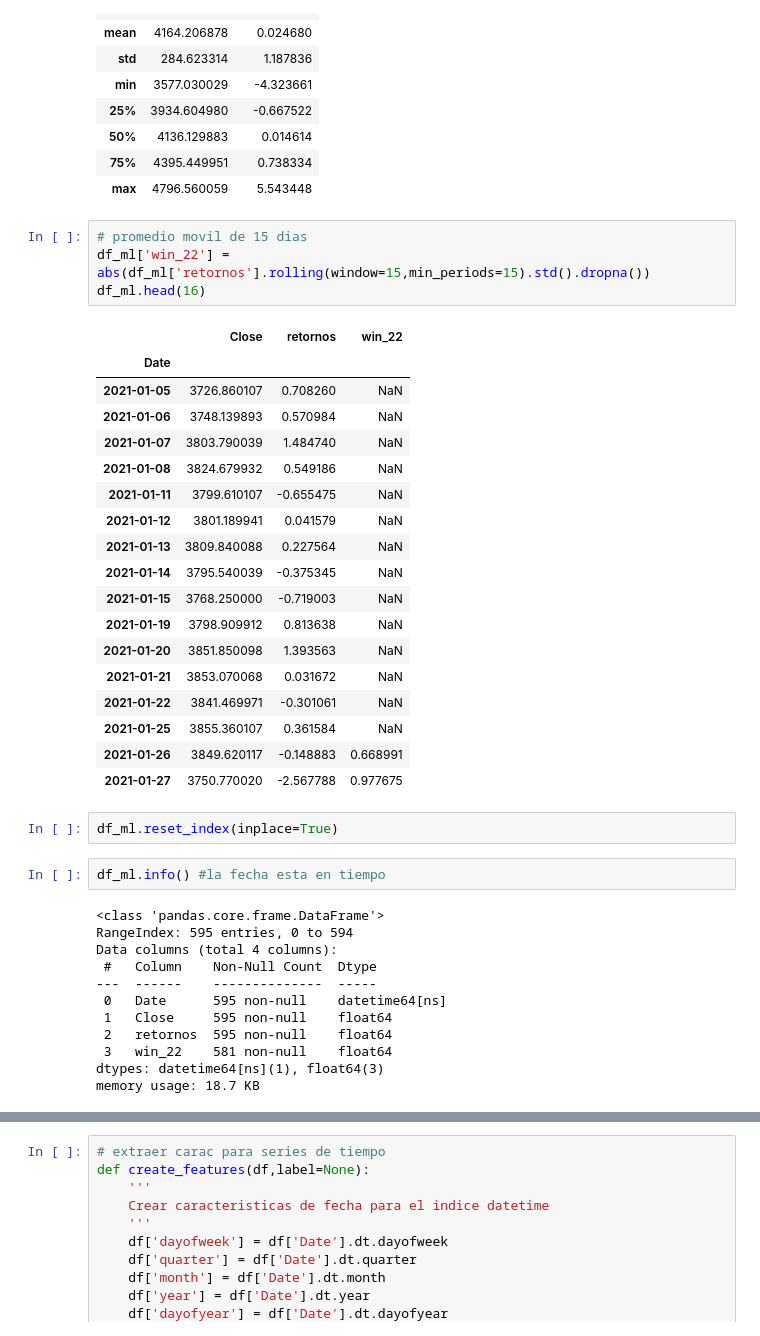
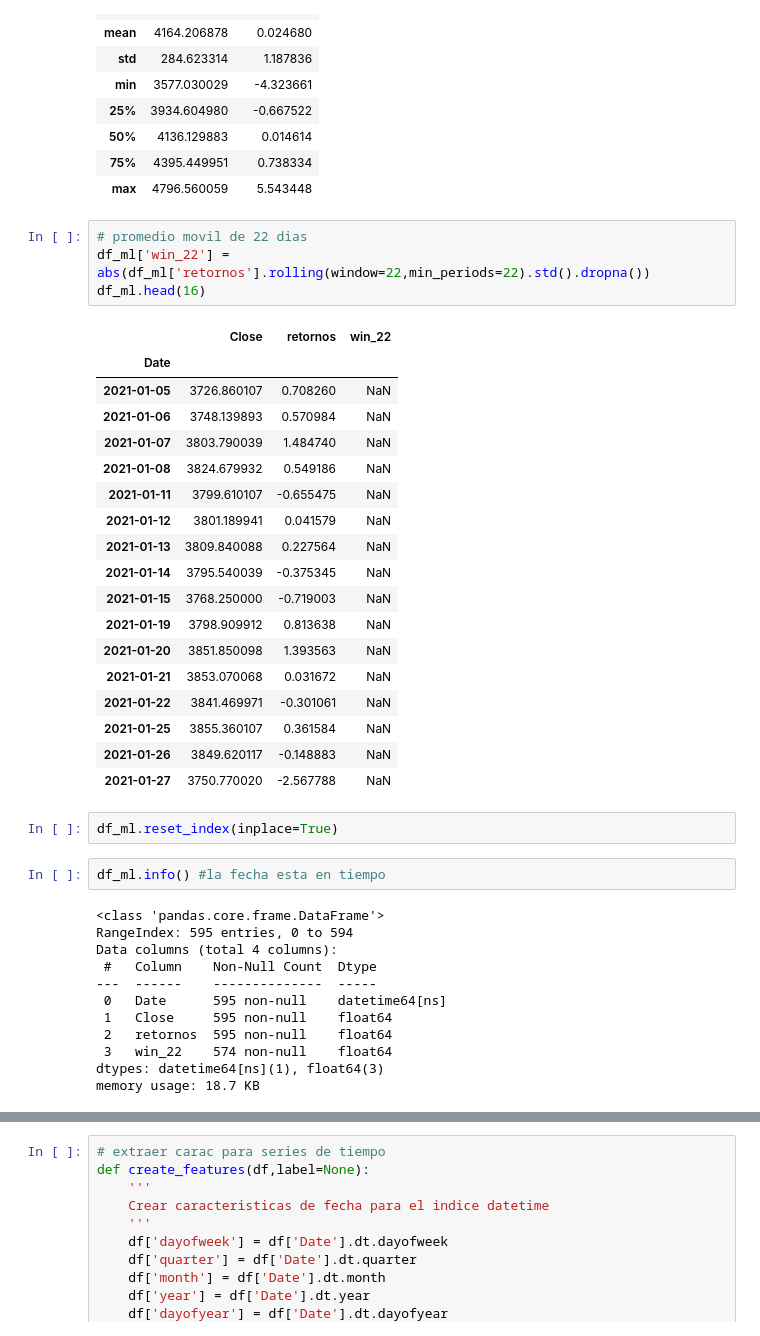
Before and after one commit to juanguzman2/Prediccion-del-indice-SyP500-mediante-XGBOOST-y-el-modelo-GARCH, a Jupyter notebook: Prediccion/prediccion_serie_tiempo.ipynb, the cells around one changed output, grey strips where cells are left out. Saved outputs shown, nothing was run; the diff lists cells and outputs as text.

```diff
--- a/Prediccion/prediccion_serie_tiempo.ipynb
+++ b/Prediccion/prediccion_serie_tiempo.ipynb
@@ -371,28 +374,28 @@ df_ml.describe()
 | 75% | 4395.449951 | 0.738334 |
 | max | 4796.560059 | 5.543448 |
 # %%
-# promedio movil de 15 dias
-df_ml['win_22'] = abs(df_ml['retornos'].rolling(window=15,min_periods=15).std().dropna())
+# promedio movil de 22 dias
+df_ml['win_22'] = abs(df_ml['retornos'].rolling(window=22,min_periods=22).std().dropna())
 df_ml.head(16)
 # %% [output]
 |  | Close | retornos | win_22 |
 | Date |  |  |  |
 | 2021-01-05 | 3726.860107 | 0.708260 | NaN |
 | 2021-01-06 | 3748.139893 | 0.570984 | NaN |
 | 2021-01-07 | 3803.790039 | 1.484740 | NaN |
 | 2021-01-08 | 3824.679932 | 0.549186 | NaN |
 | 2021-01-11 | 3799.610107 | -0.655475 | NaN |
 | 2021-01-12 | 3801.189941 | 0.041579 | NaN |
 | 2021-01-13 | 3809.840088 | 0.227564 | NaN |
 | 2021-01-14 | 3795.540039 | -0.375345 | NaN |
 | 2021-01-15 | 3768.250000 | -0.719003 | NaN |
 | 2021-01-19 | 3798.909912 | 0.813638 | NaN |
 | 2021-01-20 | 3851.850098 | 1.393563 | NaN |
 | 2021-01-21 | 3853.070068 | 0.031672 | NaN |
 | 2021-01-22 | 3841.469971 | -0.301061 | NaN |
 | 2021-01-25 | 3855.360107 | 0.361584 | NaN |
-| 2021-01-26 | 3849.620117 | -0.148883 | 0.668991 |
-| 2021-01-27 | 3750.770020 | -2.567788 | 0.977675 |
+| 2021-01-26 | 3849.620117 | -0.148883 | NaN |
+| 2021-01-27 | 3750.770020 | -2.567788 | NaN |
 # %%
 df_ml.reset_index(inplace=True)
 # %%
@@ -406,7 +409,7 @@ Data columns (total 4 columns):
  0   Date      595 non-null    datetime64[ns]
  1   Close     595 non-null    float64
  2   retornos  595 non-null    float64
- 3   win_22    581 non-null    float64
+ 3   win_22    574 non-null    float64
 dtypes: datetime64[ns](1), float64(3)
 memory usage: 18.7 KB
 # %%
```
Also changed, not shown: parts of 19 cells of this notebook.
